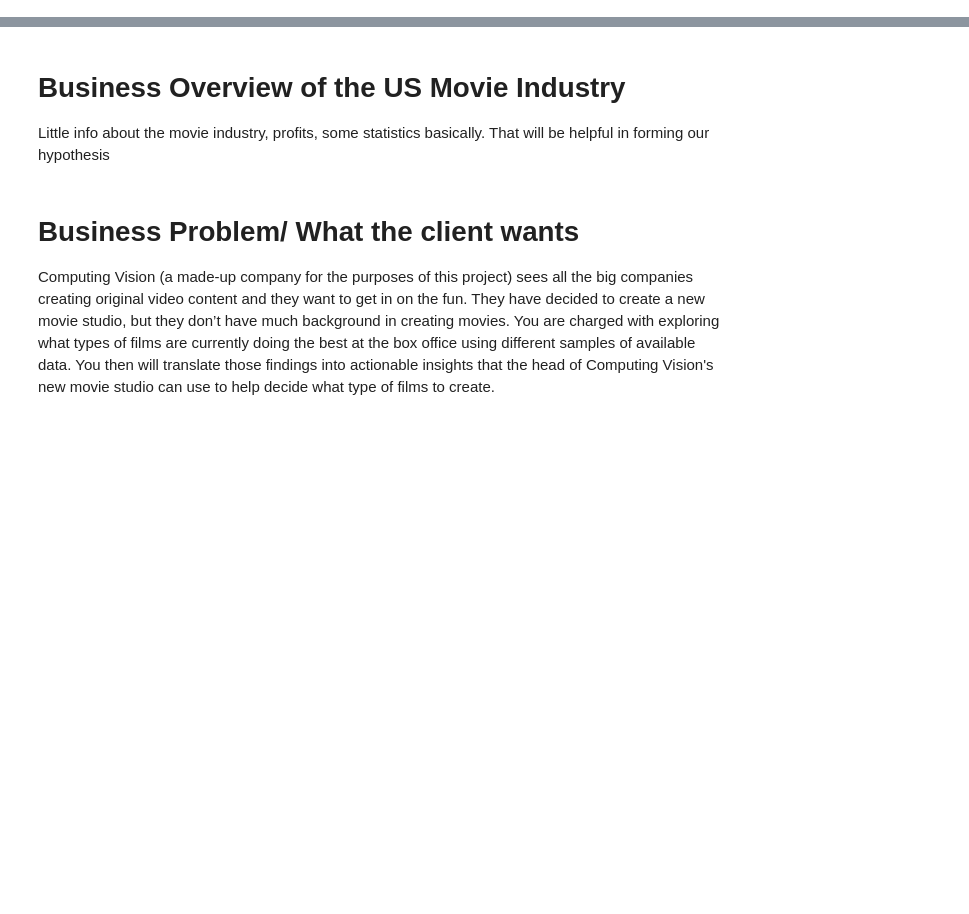
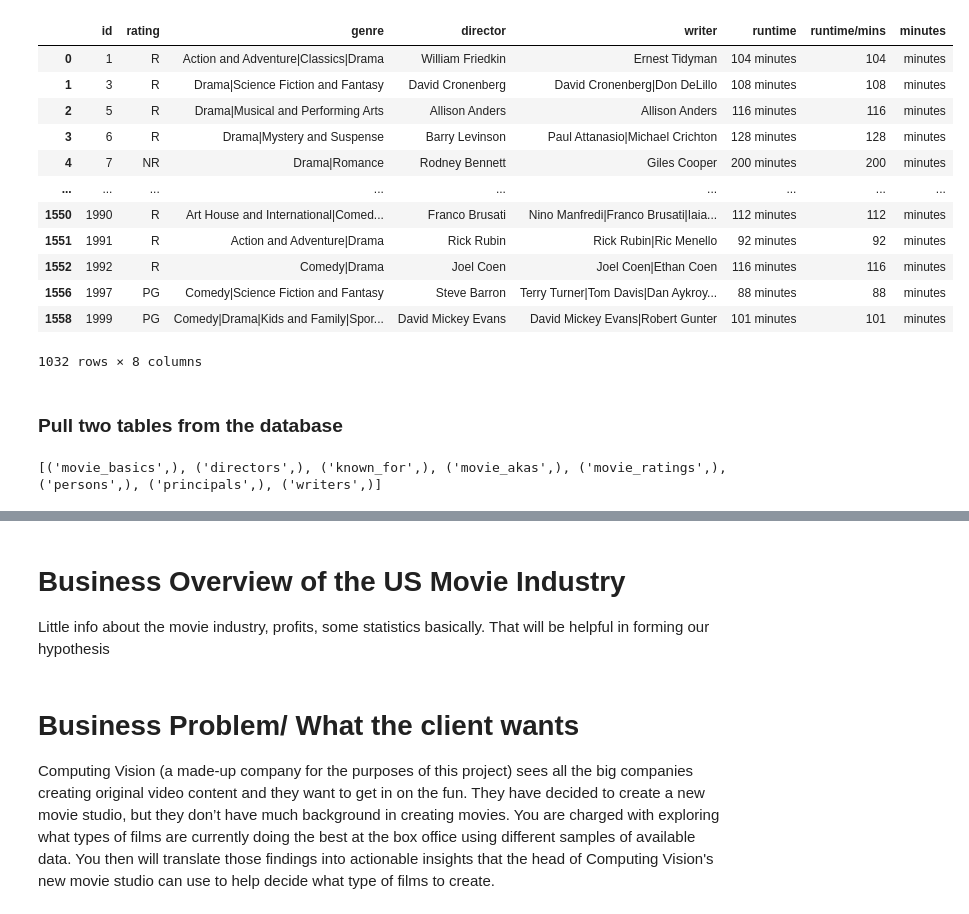
Before and after one commit to Richy099/group-4-0206_3-4, a Jupyter notebook: Notebooks/Rich_folder/Rich_contr.ipynb, the cells around one changed output, grey strips where cells are left out. Drawn from its saved outputs; the diff is of its cells as text; code cells hidden in the pictures; blank space fills up the shorter version.

```diff
--- a/Notebooks/Rich_folder/Rich_contr.ipynb
+++ b/Notebooks/Rich_folder/Rich_contr.ipynb
@@ -26,0 +73,14 @@
+# %%
+# Reading the CSv and tsv files into the instance
+DATA_DIR = "../../Data/original_data/"
+#DATA_DIR = "C:/Users\Raddodanquah/Documents/Flatiron/group-4-0206_3-4/Data/original_data/"
+FILE_NAME1 = "bom.movie_gross.csv"
+FILE_NAME2 = "tmdb.movies.csv"
+FILE_NAME3 = "tn.movie_budgets.csv"
+FILE_NAME4 = "rt_reviews.csv"
+FILE_NAME5 = "rt_movie_info.csv"
+bom_movies = pd.read_csv(f"{DATA_DIR}{FILE_NAME1}")
+tmd_movies= pd.read_csv(f"{DATA_DIR}{FILE_NAME2}")
+tn_movies =pd.read_csv(f"{DATA_DIR}{FILE_NAME3}")
+rt_reviews =pd.read_csv(f"{DATA_DIR}{FILE_NAME4}", sep='\t', engine='python' )
+rt_movie_info =pd.read_csv(f"{DATA_DIR}{FILE_NAME5}", sep='\t', engine='python' )
@@ -26,0 +606,2 @@
+# %%
+new_rt_movie_info= rt_movie_info[['id','rating', 'genre', 'director', 'writer','runtime/mins']] # cols interested
@@ -26,0 +616,38 @@
+# %%
+new_rt_movie_info
+# %% [output]
+|  | id | rating | genre | director | writer | runtime | runtime/mins | minutes |
+| 0 | 1 | R | Action and Adventure|Classics|Drama | William Friedkin | Ernest Tidyman | 104 minutes | 104 | minutes |
+| 1 | 3 | R | Drama|Science Fiction and Fantasy | David Cronenberg | David Cronenberg|Don DeLillo | 108 minutes | 108 | minutes |
+| 2 | 5 | R | Drama|Musical and Performing Arts | Allison Anders | Allison Anders | 116 minutes | 116 | minutes |
+| 3 | 6 | R | Drama|Mystery and Suspense | Barry Levinson | Paul Attanasio|Michael Crichton | 128 minutes | 128 | minutes |
+| 4 | 7 | NR | Drama|Romance | Rodney Bennett | Giles Cooper | 200 minutes | 200 | minutes |
+| ... | ... | ... | ... | ... | ... | ... | ... | ... |
+| 1550 | 1990 | R | Art House and International|Comed... | Franco Brusati | Nino Manfredi|Franco Brusati|Iaia... | 112 minutes | 112 | minutes |
+| 1551 | 1991 | R | Action and Adventure|Drama | Rick Rubin | Rick Rubin|Ric Menello | 92 minutes | 92 | minutes |
+| 1552 | 1992 | R | Comedy|Drama | Joel Coen | Joel Coen|Ethan Coen | 116 minutes | 116 | minutes |
+| 1556 | 1997 | PG | Comedy|Science Fiction and Fantasy | Steve Barron | Terry Turner|Tom Davis|Dan Aykroy... | 88 minutes | 88 | minutes |
+| 1558 | 1999 | PG | Comedy|Drama|Kids and Family|Spor... | David Mickey Evans | David Mickey Evans|Robert Gunter | 101 minutes | 101 | minutes |
+1032 rows × 8 columns
+# %% [markdown]
+### Pull two tables from the database
+# %%
+# Connecting to the db file
+# NB: Just like the other reads, make sure the db connection is done in the right dir to avoid errors/empty tables
+
+dbfile ="C:/Users\Raddodanquah/Documents/Flatiron/Final_project_Group4/Data/im.db"
+# Create a SQL connection to our SQLite database
+con = sqlite3.connect(dbfile)
+
+# creating cursor
+cur = con.cursor()
+
+# reading all table names
+table_list = [a for a in cur.execute("SELECT name FROM sqlite_master WHERE type = 'table'")]
+# here is you table list
+print(table_list)
+
+# Be sure to close the connection
+#con.close()
+# %% [output]
+[('movie_basics',), ('directors',), ('known_for',), ('movie_akas',), ('movie_ratings',), ('persons',), ('principals',), ('writers',)]
```
Also changed, not shown: parts of 65 cells of this notebook, 1 other file.
